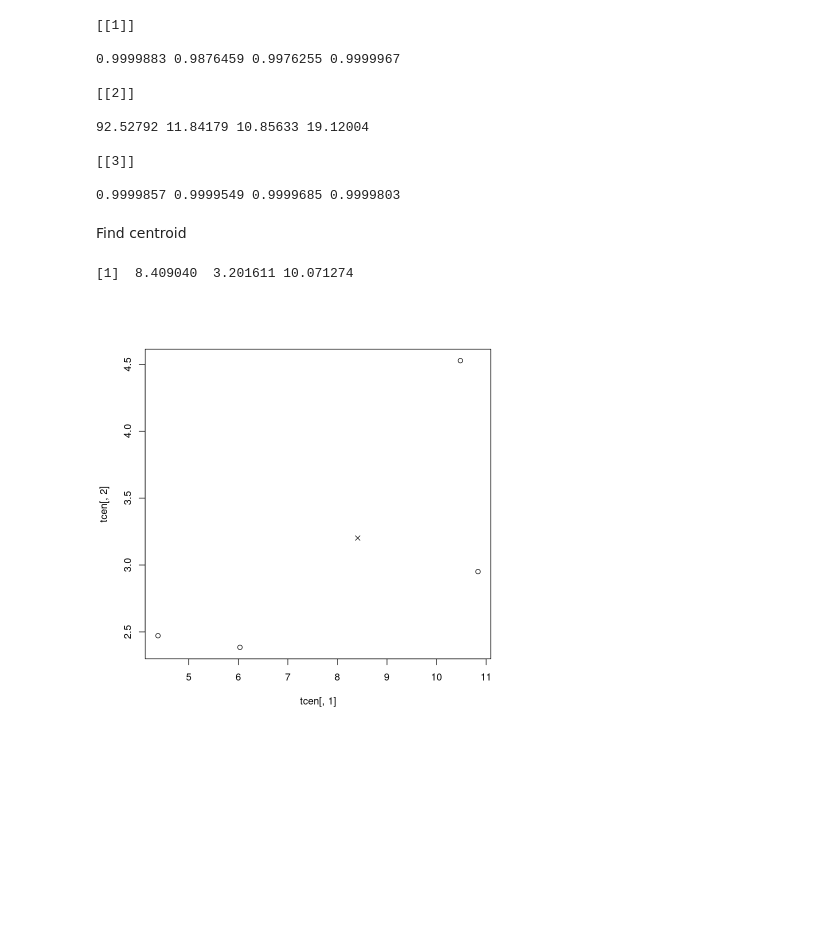
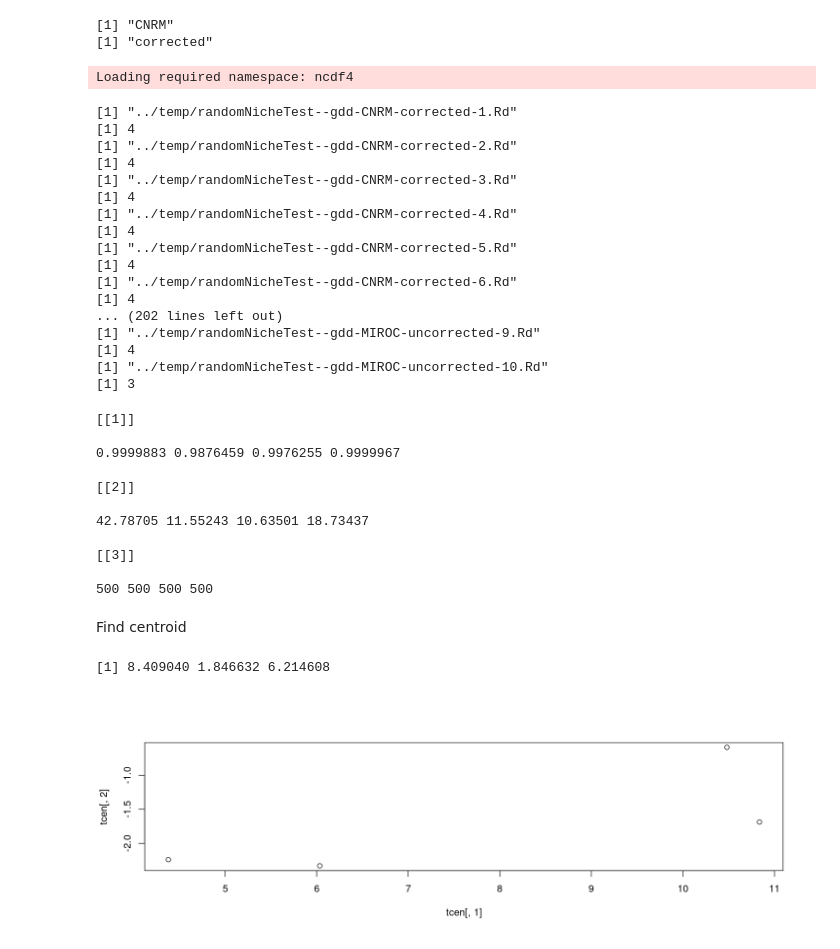
Before and after one commit to douglask3/LPX_equil, a Jupyter notebook: notebooks/niche_finder.ipynb, the cells around one changed output. Drawn from its saved outputs; the diff is of its cells as text; code cells hidden in the pictures; blank space fills up the shorter version.

Commit message:
changing variables (evegreen to gdd), doingthe new limited hieght thing, and startung to arrange things (up to end of niche finiding, but nt plotting) for all model and experiments

```diff
--- a/notebooks/niche_finder.ipynb
+++ b/notebooks/niche_finder.ipynb
@@ -38,0 +78,26 @@ list.files(paste(dir, model, experiment, '', sep = '/'))
+# %%
+testNiche <- function(bcranges, ForestCentre, ...) {
+    inSphere = testWhereInSphere(bcranges, ...)
+
+    if (is.na(mean(inSphere[], na.rm = TRUE))) {
+        print("broke")
+        return(c(0))
+    }
+    pol = rasterToPolygons(inSphere, digits = 2, dissolve = TRUE)
+
+
+    ps = lapply(pol@polygons , slot , "Polygons")[[1]]
+    coords = lapply(ps, function(x) slot(x, "coords"))
+
+    findPntInPol <- function(pnt){
+        for (i in 1:length(coords)) {
+            test = point.in.polygon(pnt[1], pnt[2], coords[[i]][,1], coords[[i]][,2])
+            if (test) break
+        }
+        if (test) return(i) else return(NaN)
+    }
+
+    Cpols = sapply(ForestCentre, findPntInPol)
+    if (all(is.na(Cpols))) out = 1 else if (any(is.na(Cpols)))  browser() else if (var(Cpols) > 0) out = 3 else out = 4
+    return(c(out))
+}
@@ -39,14 +174,35 @@ list.files(paste(dir, model, experiment, '', sep = '/'))
+# %%
+models = list.files(dir)
+model = models[1]
+ForestCentre = ForestCentres[[1]]
+
+
+experiments = list.files(paste0(dir, model, '/'))
+experiment = experiments[1]
+outss = mapply(run4model, models, ForestCentres)
+# %% [output]
+[1] "CNRM"
+[1] "corrected"
+Loading required namespace: ncdf4
+[1] "../temp/randomNicheTest--gdd-CNRM-corrected-1.Rd"
+[1] 4
+[1] "../temp/randomNicheTest--gdd-CNRM-corrected-2.Rd"
+[1] 4
+[1] "../temp/randomNicheTest--gdd-CNRM-corrected-3.Rd"
+[1] 4
+[1] "../temp/randomNicheTest--gdd-CNRM-corrected-4.Rd"
+[1] 4
+[1] "../temp/randomNicheTest--gdd-CNRM-corrected-5.Rd"
+[1] 4
+[1] "../temp/randomNicheTest--gdd-CNRM-corrected-6.Rd"
+[1] 4
+... (202 lines left out)
+[1] "../temp/randomNicheTest--gdd-MIROC-uncorrected-9.Rd"
+[1] 4
+[1] "../temp/randomNicheTest--gdd-MIROC-uncorrected-10.Rd"
+[1] 3
 # %%
 dats = suppressWarnings(lapply(vars, function(i) raster(paste0(dir, '/', model, '/', experiment, '/', i, '.nc'))))
-
-findBioclimPnts <- function(dat) {
-    findPnt <- function(pnt)
-        dat[cellFromXY(dat, pnt)]
-
-    sapply(ForestCentre, findPnt)
-}
-centres = lapply(dats, findBioclimPnts)
-centres
 # %% [output]
 [[1]]
 
@@ -54,26 +210,24 @@ centres
 
 [[2]]
 
-92.52792 11.84179 10.85633 19.12004
+42.78705 11.55243 10.63501 18.73437
 
 [[3]]
 
-0.9999857 0.9999549 0.9999685 0.9999803
+500 500 500 500
 # %% [markdown]
 Find centroid
 # %%
+
+centres = lapply(dats, findBioclimPnts, ForestCentre)
 tcen = mapply(function(F,...) F(...), transs, centres)
 
 ## find centre
 cencen = apply(tcen, 2, function(x) sqrt(mean(x^2)))
 cencen
-
-
-plot(tcen[,1], tcen[,2])
-points(cencen[1] , cencen[2] , pch = 4)
 # %% [output]
-[1]  8.409040  3.201611 10.071274
+[1] 8.409040 1.846632 6.214608
-[figure, old version]
+[figure, new version]
 # %%
 continent_range = lapply(dats, function(r) range(r[], na.rm = TRUE))
 continent_range = mapply(function(i,j) i(j), transs, continent_range)
```
Also changed, not shown: parts of 22 cells of this notebook.
